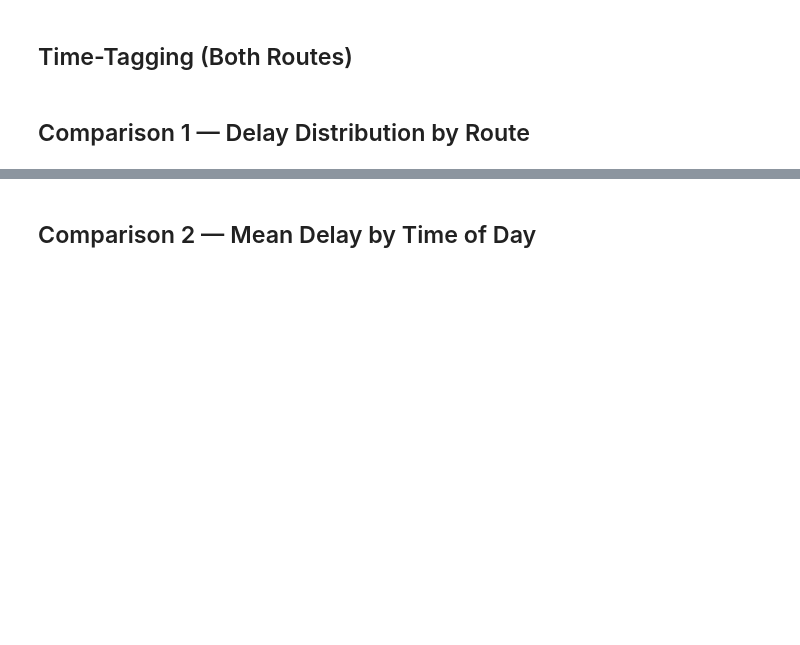
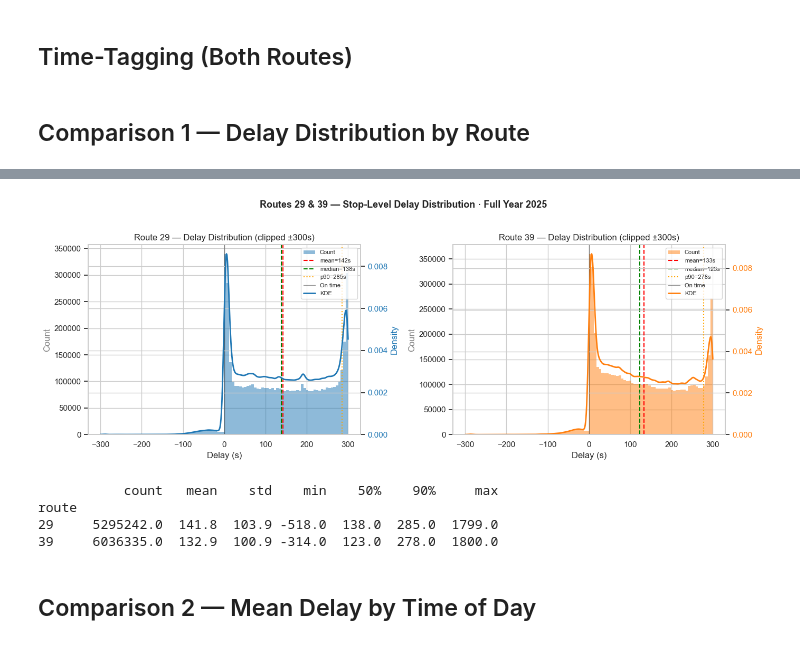
Before and after one commit to sacharavya/ttc-delay-analysis, a Jupyter notebook: notebooks/03_eda.ipynb, the cells around one changed output, grey strips where cells are left out. Cells and saved outputs as stored; diff of their text form; code cells hidden in the pictures; blank space fills up the shorter version.

```diff
--- a/notebooks/03_eda.ipynb
+++ b/notebooks/03_eda.ipynb
@@ -73,3 +89,62 @@ print("TODO C1: delay distribution comparison")
+# %%
+# ── Side-by-side histograms with KDE curve ─────────────────────────────────
+from scipy.stats import gaussian_kde
+
+delay_col = 'delay_sec'
+CLIP_SEC = 300  # clip display to ±5 min for readability
+
+fig, axes = plt.subplots(1, 2, figsize=(14, 5))
+
+for ax, r in zip(axes, ROUTES):
+    df = dfs[r]
+    data = df[delay_col].dropna()
+    data_clipped = data.clip(-CLIP_SEC, CLIP_SEC)
+
+    # ── Histogram (left y-axis: counts) ──
+    ax.hist(data_clipped, bins=100, color=COLORS[r],
+            edgecolor='none', alpha=0.5, label='Count')
+    ax.set_xlabel('Delay (s)')
+    ax.set_ylabel('Count', color='grey')
+    ax.set_title(f'Route {r} — Delay Distribution (clipped ±{CLIP_SEC}s)')
+
+    # ── KDE curve (right y-axis: density) ──
+    ax2 = ax.twinx()
+    x_range = np.linspace(-CLIP_SEC, CLIP_SEC, 500)
+    kde = gaussian_kde(data_clipped, bw_method='scott')
+    ax2.plot(x_range, kde(x_range), color=COLORS[r],
+             linewidth=2, label='KDE')
+    ax2.set_ylabel('Density', color=COLORS[r])
+    ax2.tick_params(axis='y', labelcolor=COLORS[r])
+    ax2.set_ylim(bottom=0)
+
+    # ── Reference lines ──
+    stats = data.describe(percentiles=[.5, .9])
+    ax.axvline(stats['mean'],  color='red',   ls='--', lw=1.5,
+               label=f"mean={stats['mean']:.0f}s")
+    ax.axvline(stats['50%'],   color='green', ls='--', lw=1.5,
+               label=f"median={stats['50%']:.0f}s")
+    ax.axvline(stats['90%'],   color='orange',ls=':',  lw=1.5,
+               label=f"p90={stats['90%']:.0f}s")
+    ax.axvline(0,              color='black', ls='-',  lw=1,
+               alpha=0.4, label='On time')
+
+    # ── Combined legend ──
+    lines1, labels1 = ax.get_legend_handles_labels()
+    lines2, labels2 = ax2.get_legend_handles_labels()
+    ax.legend(lines1 + lines2, labels1 + labels2, fontsize=8, loc='upper right')
+
+plt.suptitle('Routes 29 & 39 — Stop-Level Delay Distribution · Full Year 2025',
+             fontsize=13, fontweight='bold', y=1.02)
+plt.tight_layout()
+plt.show()
+
+print(df_all.groupby('route')[delay_col].describe(percentiles=[.5, .9]).round(1))
+# %% [output]
+[figure, added]
+           count   mean    std    min    50%    90%     max
+route
+29     5295242.0  141.8  103.9 -518.0  138.0  285.0  1799.0
+39     6036335.0  132.9  100.9 -314.0  123.0  278.0  1800.0
 # %% [markdown]
 ## Comparison 2 — Mean Delay by Time of Day
 # %%
```
Also changed, not shown: parts of 24 cells of this notebook, 4 other files.
